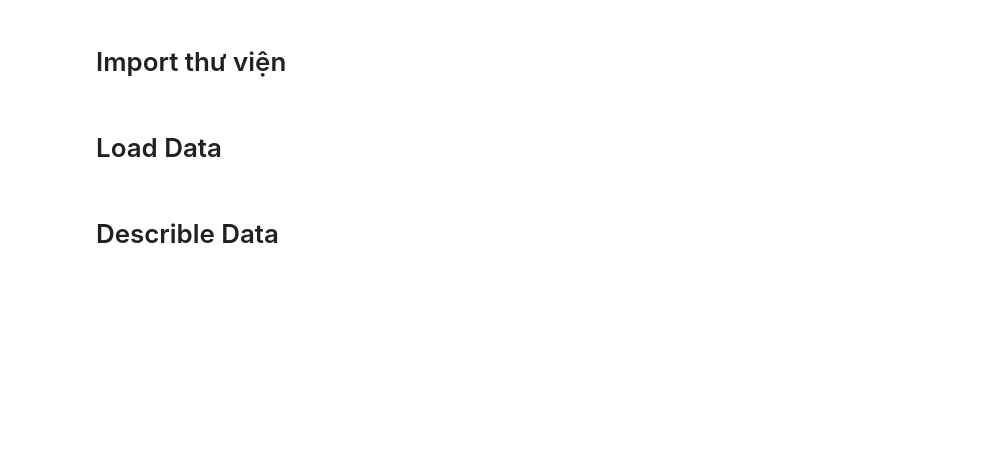
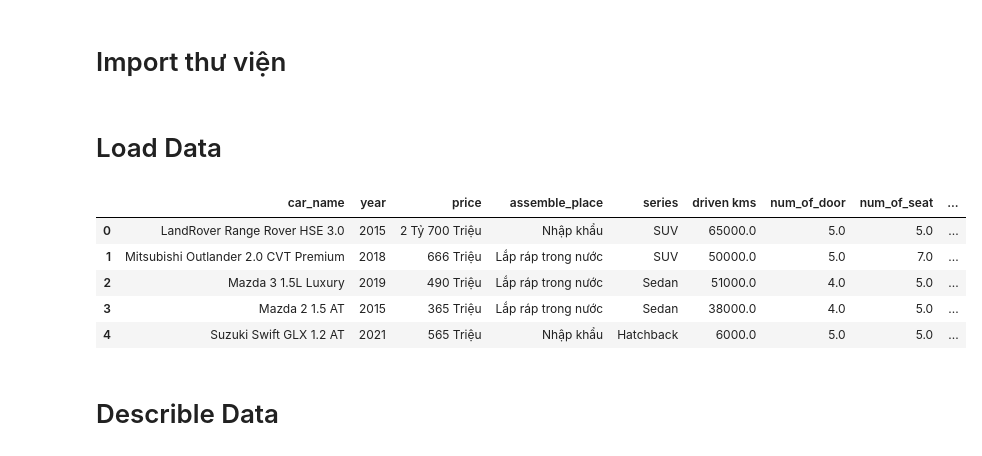
Before and after one commit to docbuoc1029/trainAI_TEST, a Jupyter notebook: train.ipynb, the cells around one changed output. Drawn from its saved outputs; the diff is of its cells as text; code cells hidden in the pictures; blank space fills up the shorter version.

```diff
--- a/train.ipynb
+++ b/train.ipynb
@@ -28,4 +28,13 @@ df = pd.read_csv('C:/Users/Administrator/Desktop/New folder2/data/data.csv')
 backup = copy.deepcopy(df)
+# %%
+df.head()
+# %% [output]
+|  | car_name | year | price | assemble_place | series | driven kms | num_of_door | num_of_seat | ... |
+| 0 | LandRover Range Rover HSE 3.0 | 2015 | 2 Tỷ 700 Triệu | Nhập khẩu | SUV | 65000.0 | 5.0 | 5.0 | ... |
+| 1 | Mitsubishi Outlander 2.0 CVT Premium | 2018 | 666 Triệu | Lắp ráp trong nước | SUV | 50000.0 | 5.0 | 7.0 | ... |
+| 2 | Mazda 3 1.5L Luxury | 2019 | 490 Triệu | Lắp ráp trong nước | Sedan | 51000.0 | 4.0 | 5.0 | ... |
+| 3 | Mazda 2 1.5 AT | 2015 | 365 Triệu | Lắp ráp trong nước | Sedan | 38000.0 | 4.0 | 5.0 | ... |
+| 4 | Suzuki Swift GLX 1.2 AT | 2021 | 565 Triệu | Nhập khẩu | Hatchback | 6000.0 | 5.0 | 5.0 | ... |
 # %% [markdown]
 # Describle Data
 # %%
```
Also changed, not shown: parts of 11 cells of this notebook.
